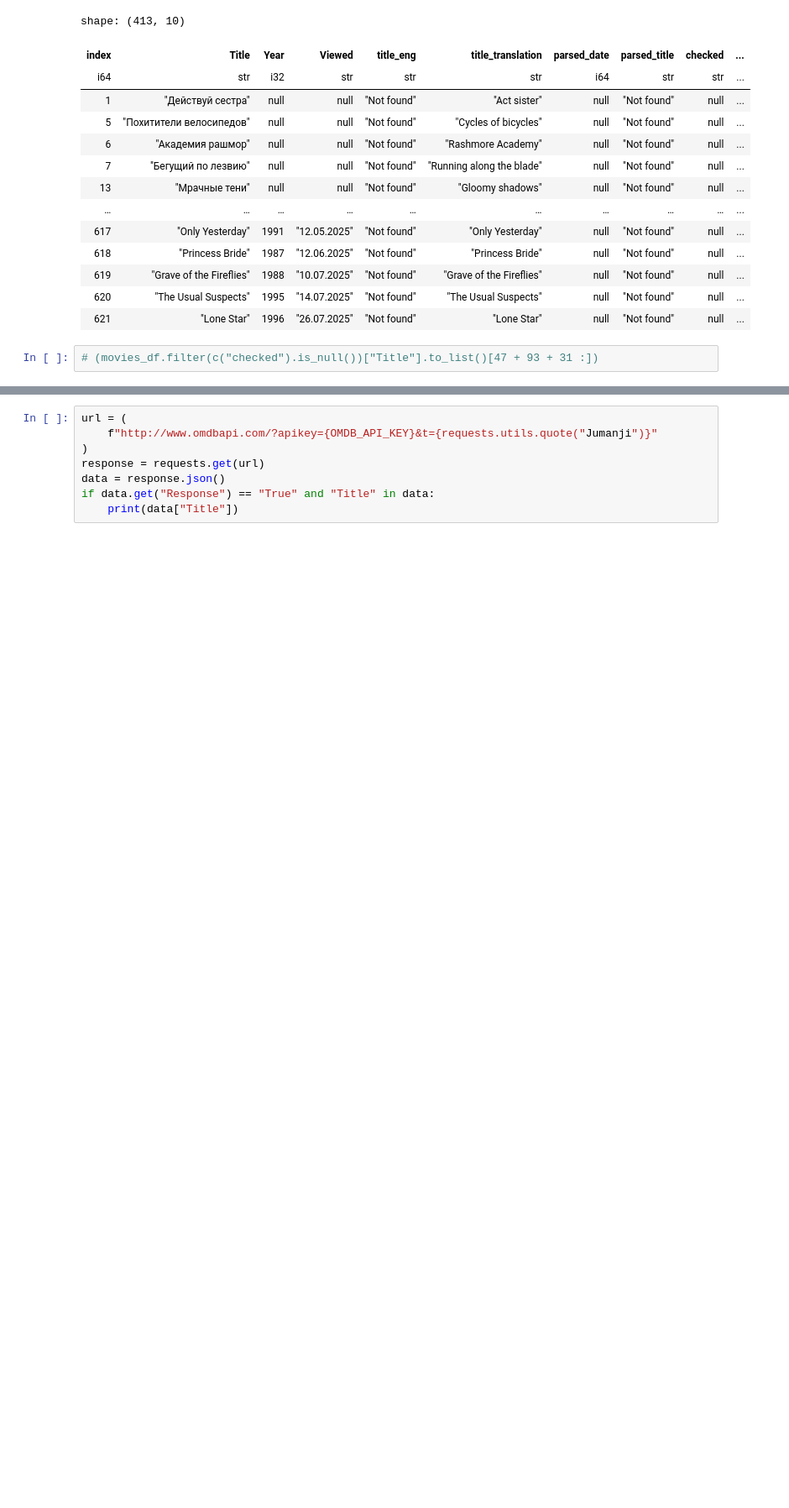
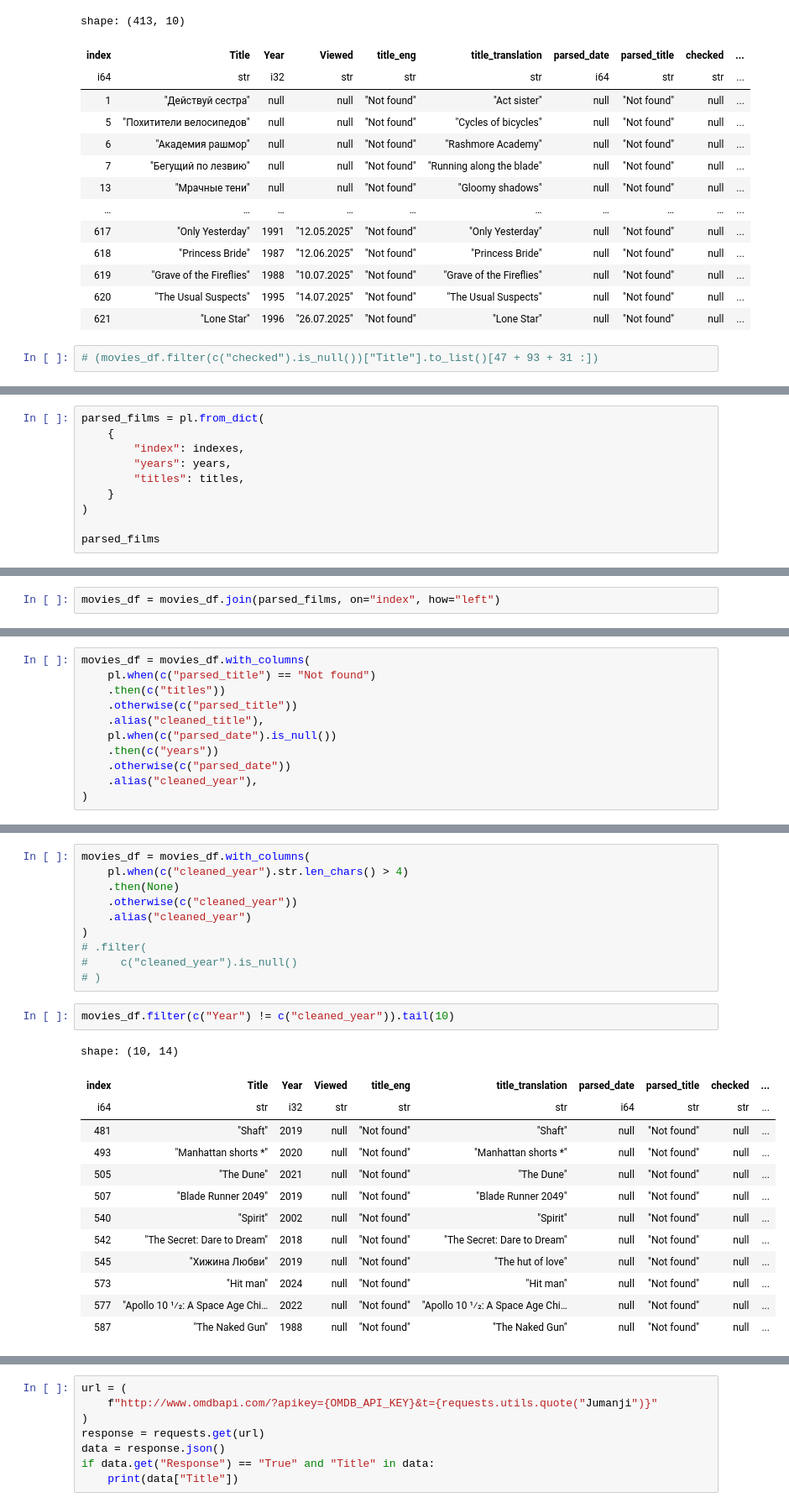
Before and after one commit to KonstantinBurkin/movie-list, a Jupyter notebook: notebooks/upload_movie_creds.ipynb, the cells around one changed output, grey strips where cells are left out. Shown at 84% size. Saved outputs shown, nothing was run; the diff lists cells and outputs as text; blank space fills up the shorter version.

```diff
--- a/notebooks/upload_movie_creds.ipynb
+++ b/notebooks/upload_movie_creds.ipynb
@@ -119,0 +242,10 @@ def fetch_english_title(title):
+# %%
+parsed_films = pl.from_dict(
+    {
+        "index": indexes,
+        "years": years,
+        "titles": titles,
+    }
+)
+
+parsed_films
@@ -119,0 +278,2 @@ def fetch_english_title(title):
+# %%
+movies_df = movies_df.join(parsed_films, on="index", how="left")
@@ -119,0 +291,11 @@ def fetch_english_title(title):
+# %%
+movies_df = movies_df.with_columns(
+    pl.when(c("parsed_title") == "Not found")
+    .then(c("titles"))
+    .otherwise(c("parsed_title"))
+    .alias("cleaned_title"),
+    pl.when(c("parsed_date").is_null())
+    .then(c("years"))
+    .otherwise(c("parsed_date"))
+    .alias("cleaned_year"),
+)
@@ -119,0 +329,26 @@ def fetch_english_title(title):
+# %%
+movies_df = movies_df.with_columns(
+    pl.when(c("cleaned_year").str.len_chars() > 4)
+    .then(None)
+    .otherwise(c("cleaned_year"))
+    .alias("cleaned_year")
+)
+# .filter(
+#     c("cleaned_year").is_null()
+# )
+# %%
+movies_df.filter(c("Year") != c("cleaned_year")).tail(10)
+# %% [output]
+shape: (10, 14)
+| index | Title | Year | Viewed | title_eng | title_translation | parsed_date | parsed_title | checked | ... |
+| i64 | str | i32 | str | str | str | i64 | str | str | ... |
+| 481 | "Shaft" | 2019 | null | "Not found" | "Shaft" | null | "Not found" | null | ... |
+| 493 | "Мanhattan shorts *" | 2020 | null | "Not found" | "Мanhattan shorts *" | null | "Not found" | null | ... |
+| 505 | "The Dune" | 2021 | null | "Not found" | "The Dune" | null | "Not found" | null | ... |
+| 507 | "Blade Runner 2049" | 2019 | null | "Not found" | "Blade Runner 2049" | null | "Not found" | null | ... |
+| 540 | "Spirit" | 2002 | null | "Not found" | "Spirit" | null | "Not found" | null | ... |
+| 542 | "The Secret: Dare to Dream" | 2018 | null | "Not found" | "The Secret: Dare to Dream" | null | "Not found" | null | ... |
+| 545 | "Хижина Любви" | 2019 | null | "Not found" | "The hut of love" | null | "Not found" | null | ... |
+| 573 | "Hit man" | 2024 | null | "Not found" | "Hit man" | null | "Not found" | null | ... |
+| 577 | "Apollo 10 1⁄2: A Space Age Chi… | 2022 | null | "Not found" | "Apollo 10 1⁄2: A Space Age Chi… | null | "Not found" | null | ... |
+| 587 | "The Naked Gun" | 1988 | null | "Not found" | "The Naked Gun" | null | "Not found" | null | ... |
```
Also changed, not shown: parts of 21 cells of this notebook.
